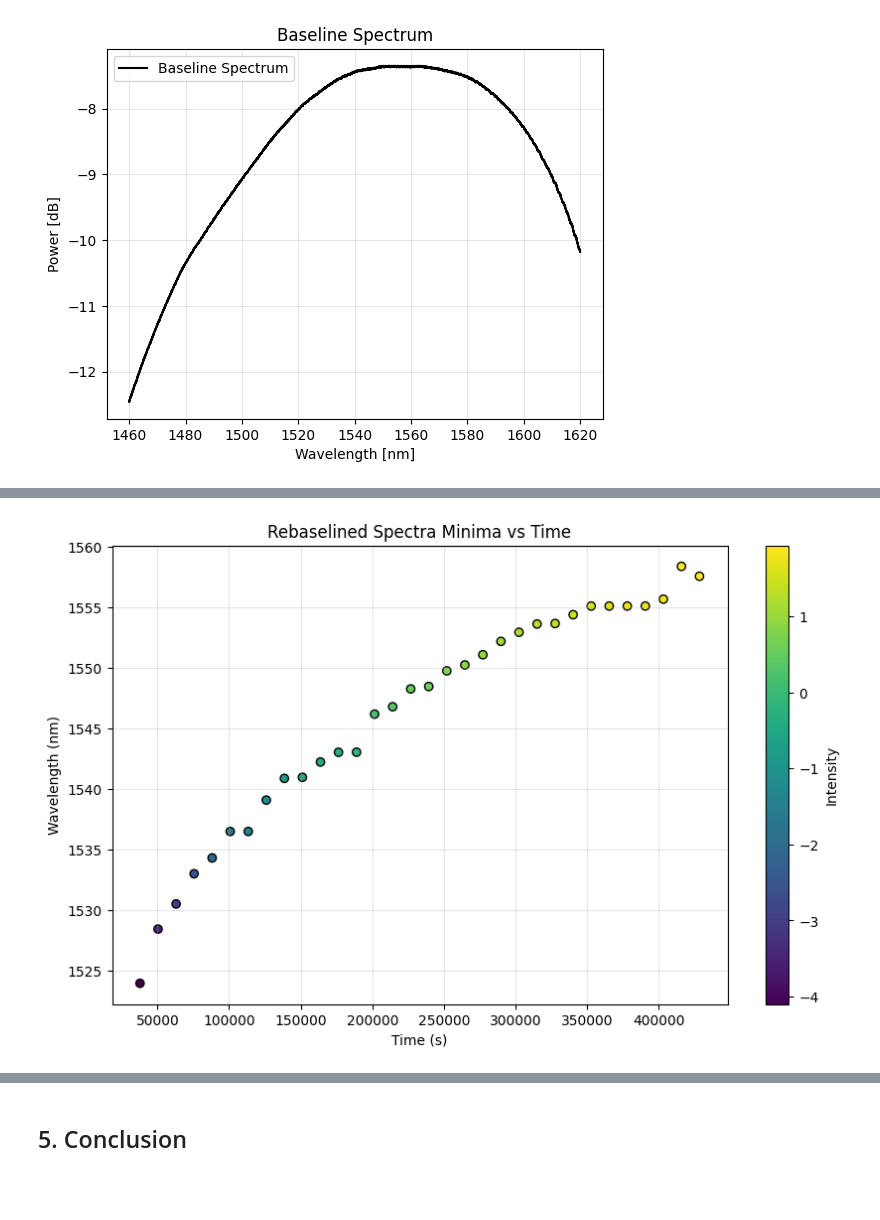
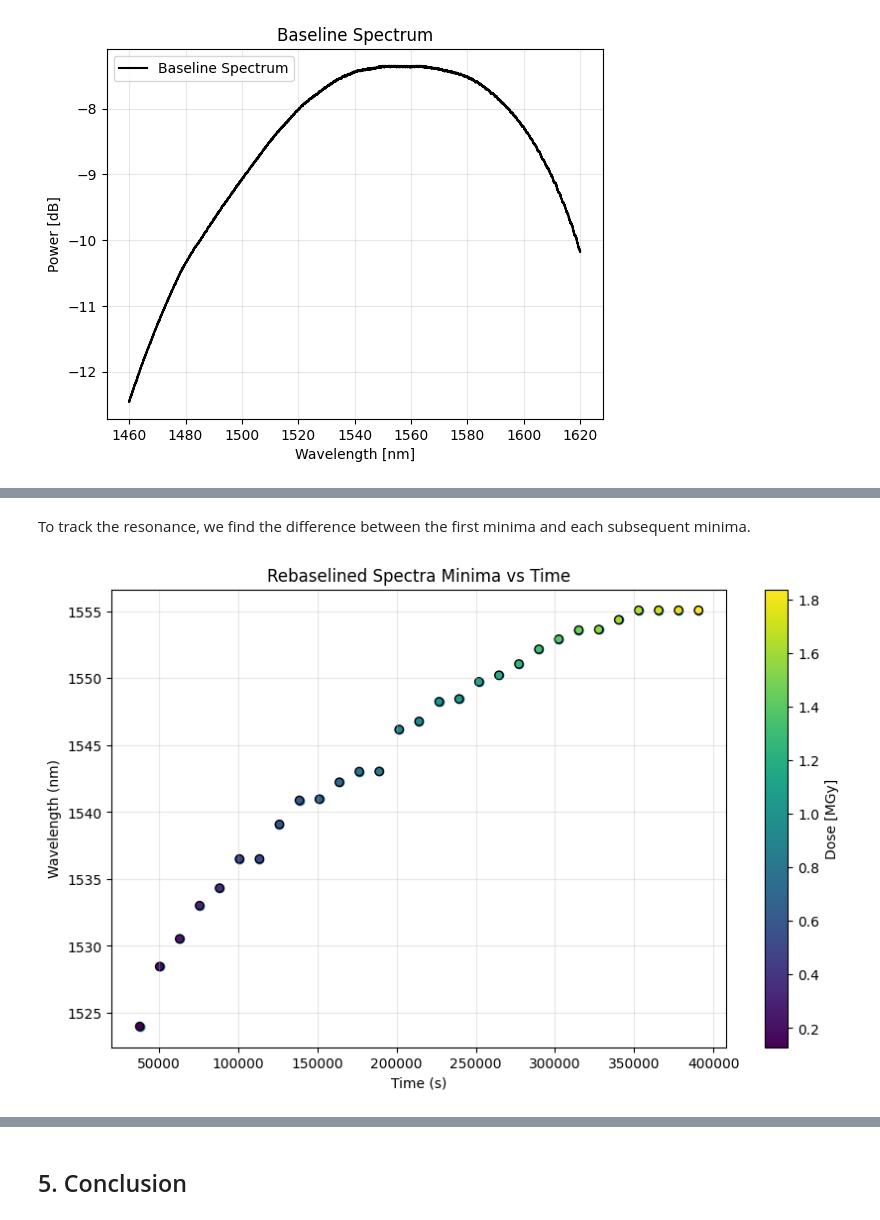
Before and after one commit to rsamconn/Fibre-optics-demo, a Jupyter notebook: fibre-demo.ipynb, the cells around one changed output, grey strips where cells are left out. Saved outputs shown, nothing was run; the diff lists cells and outputs as text; code cells hidden in the pictures; blank space fills up the shorter version.

```diff
--- a/fibre-demo.ipynb
+++ b/fibre-demo.ipynb
@@ -411,15 +409,14 @@ There are many complex methods to tell how much a dip/ peak has shifted but we'l
 # %%
 # Extract the spectra minima
 def extract_spectra_minima(spectral_data, wavelength_data):
-    """Extract the minima of each spectrum"""
-    intensity_minima = []
+    """Extract the wavelengths corresponding to the minima of each spectrum"""
+    # power_minima = []
     wavelength_minima = []
     count = 0
+    # Loop over each spectrum and extract the wavelength at the minimum
     for spectrum in spectral_data:
-        count += 1
         min_index = np.argmin(spectrum)
-        # print(f"Processing spectrum with shape {spectrum.shape} and found minimum at index {min_index} with wavelength {wavelength_data[min_index]}")
-        intensity_minima.append(spectrum[min_index])
         wavelength_minima.append(wavelength_data[min_index])
-    print(count)
-    return wavelength_minima, intensity_minima
+        # power_minima.append(spectrum[min_index])
+    return wavelength_minima#, power_minima
+rebaselined_minima = extract_spectra_minima(rebaselined_spectra, wavelengths_LPG_only)
@@ -439,17 +423,24 @@ Text(0, 0.5, 'Wavelength shift [nm]')
+# %% [markdown]
+To track the resonance, we find the difference between the first minima and each subsequent minima.
 # %%
+first_minimum = rebaselined_minima[0]
+wavlength_shift = rebaselined_minima - first_minimum
 # Plot the minima vs time
-def plot_minima_vs_time(minima, time_data, title="Spectra Minima vs Time"):
+def plot_minima_vs_time(wavelength_minima, time_data, title="Spectra Minima vs Time", power_minima=None, colorlabel=None):
     """Plot the minima of each spectrum against time"""
-    # wavelengths, intensities = zip(*minima)
-
     plt.figure(figsize=(10, 6))
-    plt.scatter(time_data, minima[0], c=minima[1], cmap='viridis', edgecolor='k')
-    plt.colorbar(label='Intensity')
+    plt.scatter(time_data, wavelength_minima)
+    if power_minima is not None:
+        plt.scatter(time_data, wavelength_minima, c=power_minima, cmap='viridis', edgecolor='k')
+        # plt.colorbar(label='Intensity')
+        plt.colorbar(label=colorlabel)
     plt.xlabel('Time (s)')
     plt.ylabel('Wavelength (nm)')
     plt.title(title)
     plt.grid(True, alpha=0.3)
     plt.show()
-plot_minima_vs_time(rebaselined_minima, times_cut, title="Rebaselined Spectra Minima vs Time")
+
+# Call the function to plot
+plot_minima_vs_time(rebaselined_minima[:-3], times_cut[:-3], title="Rebaselined Spectra Minima vs Time", power_minima=dose_interpolated[:-3], colorlabel='Dose [MGy]')
 # %% [output]
-[figure, old version]
+[figure, new version]
```
Also changed, not shown: parts of 13 cells of this notebook.
